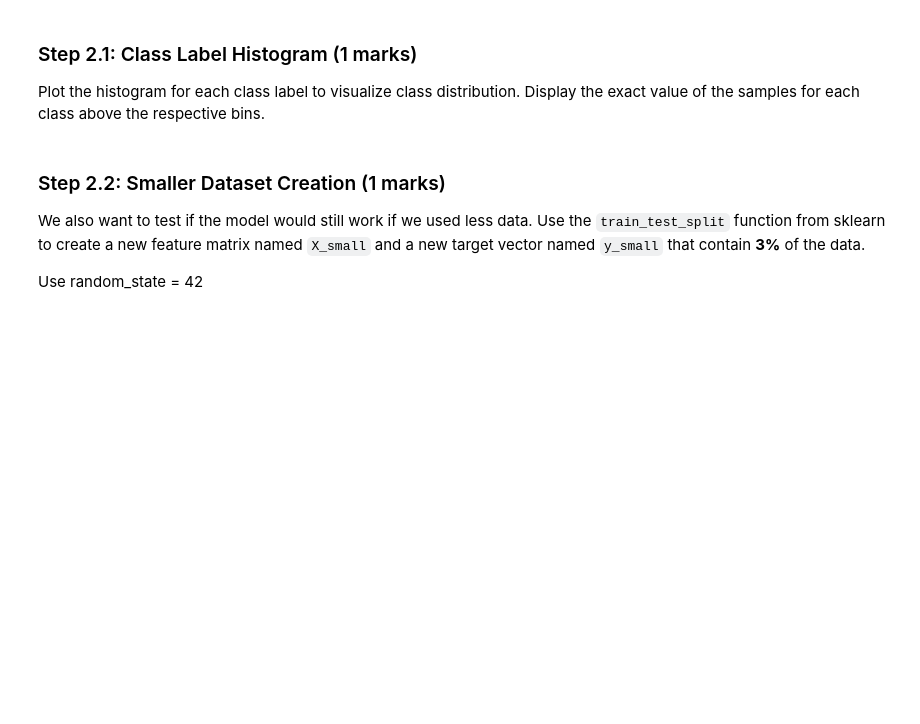
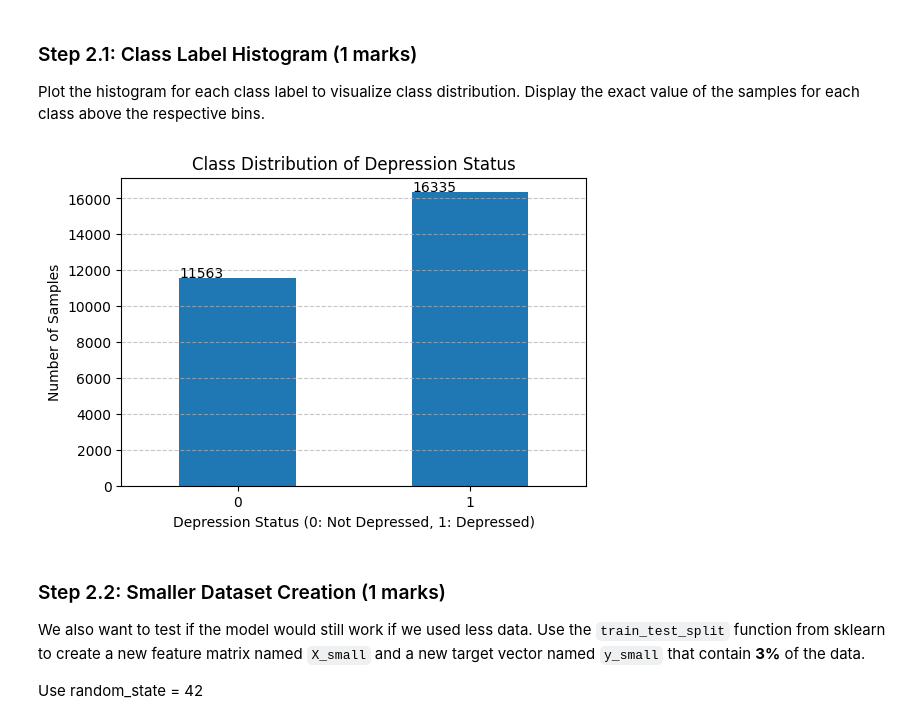
Before and after one commit to WoodenArmor/ENGG680_2025_Fall, a Jupyter notebook: Lab_Assignment2/Assignment2_Upload.ipynb, the cells around one changed output. Cells and saved outputs as stored; diff of their text form; code cells hidden in the pictures; blank space fills up the shorter version.

Commit message:
In the middle of Part2

```diff
--- a/Lab_Assignment2/Assignment2_Upload.ipynb
+++ b/Lab_Assignment2/Assignment2_Upload.ipynb
@@ -1178,3 +1161,42 @@ plt.show()
+# %%
+# Check the class distribution of y
+
+# Display exact values for each bin in the histogram
+# hint: Use for loop
+
+
+
+plt.figure(figsize=(6, 4))
+ax = y.value_counts().sort_index().plot(kind='bar')
+    # Count occurrences of each class and plot as bar chart
+
+
+# Display exact values for each bin in the histogram
+
+for p in ax.patches:
+    ax.annotate(str(p.get_height()), (p.get_x() * 1.005, p.get_height() * 1.005))
+      # "for p in ax.patches:" is the loop part
+      # Annotate each bar with its height
+
+
+plt.title('Class Distribution of Depression Status')
+# Set the title of the plot
+
+plt.xlabel('Depression Status (0: Not Depressed, 1: Depressed)')
+# Set the label for the x-axis
+
+plt.ylabel('Number of Samples')
+# Set the label for the y-axis
+
+plt.xticks(rotation=0)
+# Ensure x-axis labels are not rotated
+
+plt.grid(axis='y', linestyle='--', alpha=0.7)
+# Add a grid to the y-axis
+
+plt.show()
+# %% [output]
+[figure, added]
 # %% [markdown]
 ### Step 2.2: Smaller Dataset Creation (1 marks)
 
```
Also changed, not shown: parts of 22 cells of this notebook.
